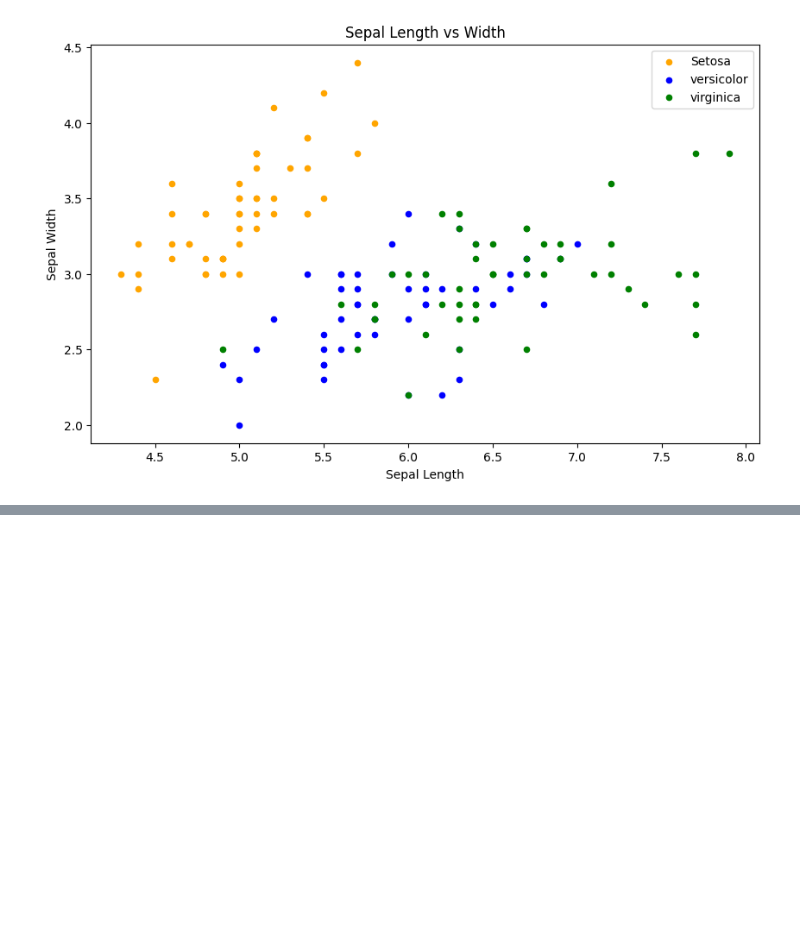
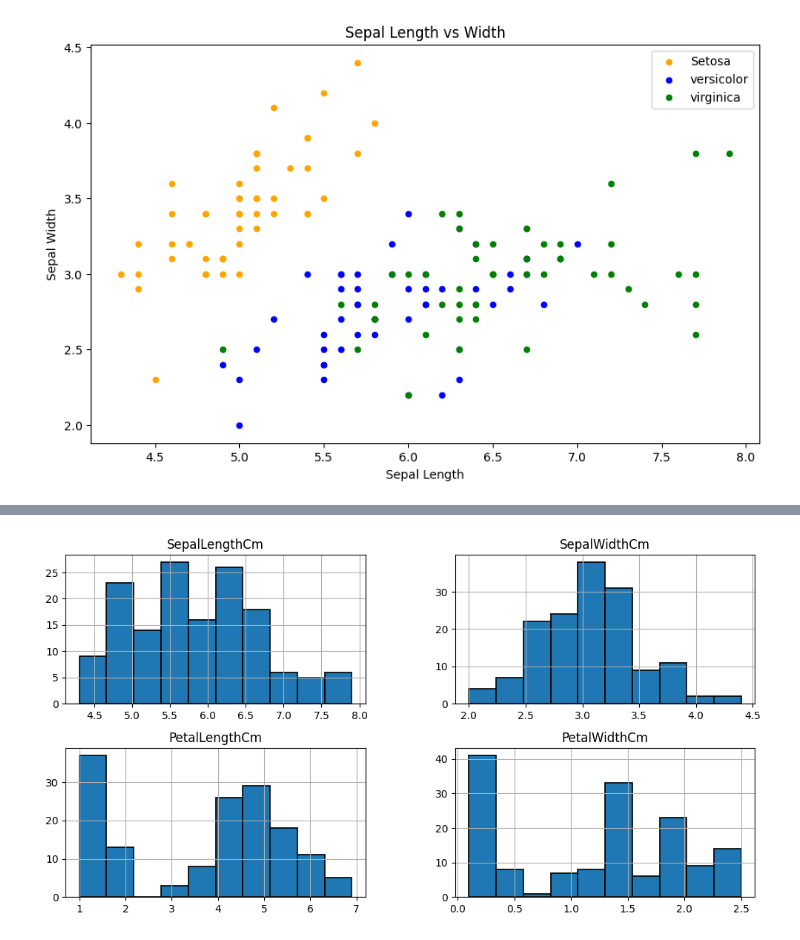
Before and after one commit to EmreUludag0/IrisFlower, a Jupyter notebook: DataSet.ipynb, the cells around one changed output, grey strips where cells are left out. Drawn from its saved outputs; the diff is of its cells as text; code cells hidden in the pictures; blank space fills up the shorter version.

```diff
--- a/DataSet.ipynb
+++ b/DataSet.ipynb
@@ -26,0 +39,7 @@ plt.show()
+# %%
+iris.hist(edgecolor = 'black', linewidth=1.2)
+fig = plt.gcf()
+fig.set_size_inches(12,6)
+plt.show()
+# %% [output]
+[figure, added]
```
Also changed, not shown: parts of 19 cells of this notebook.
